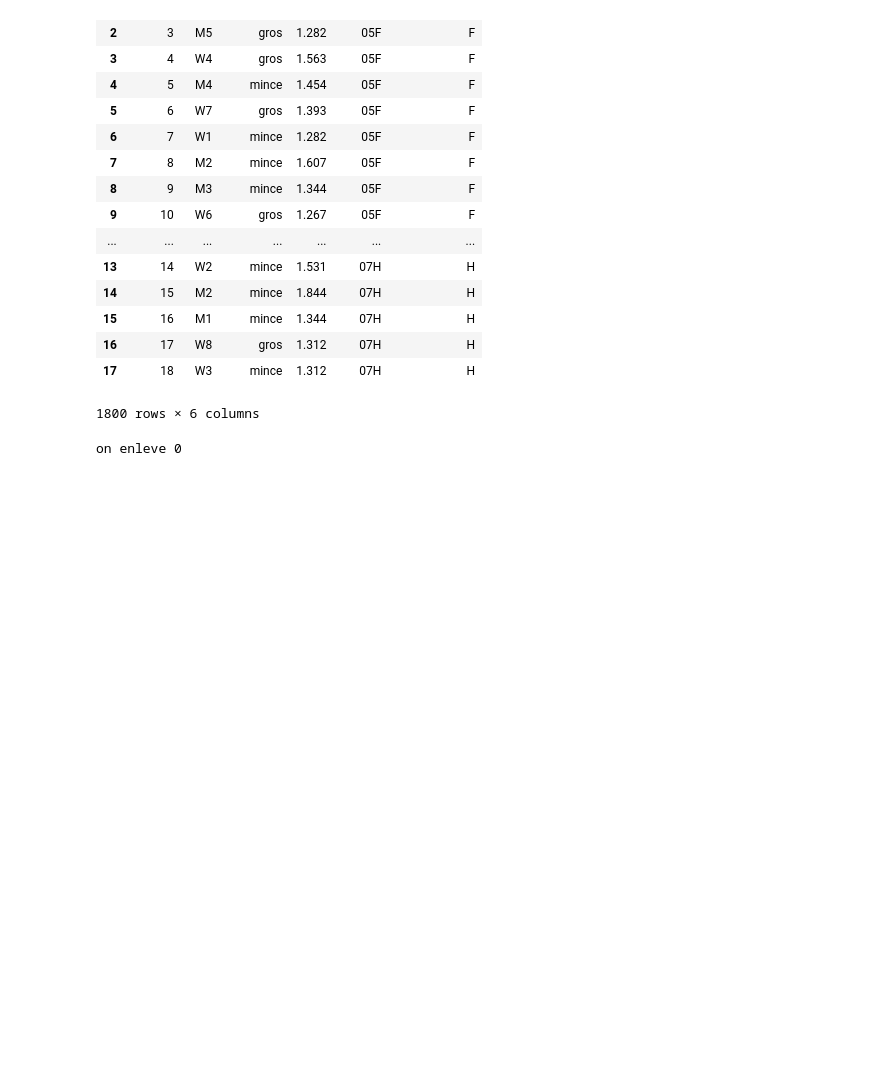
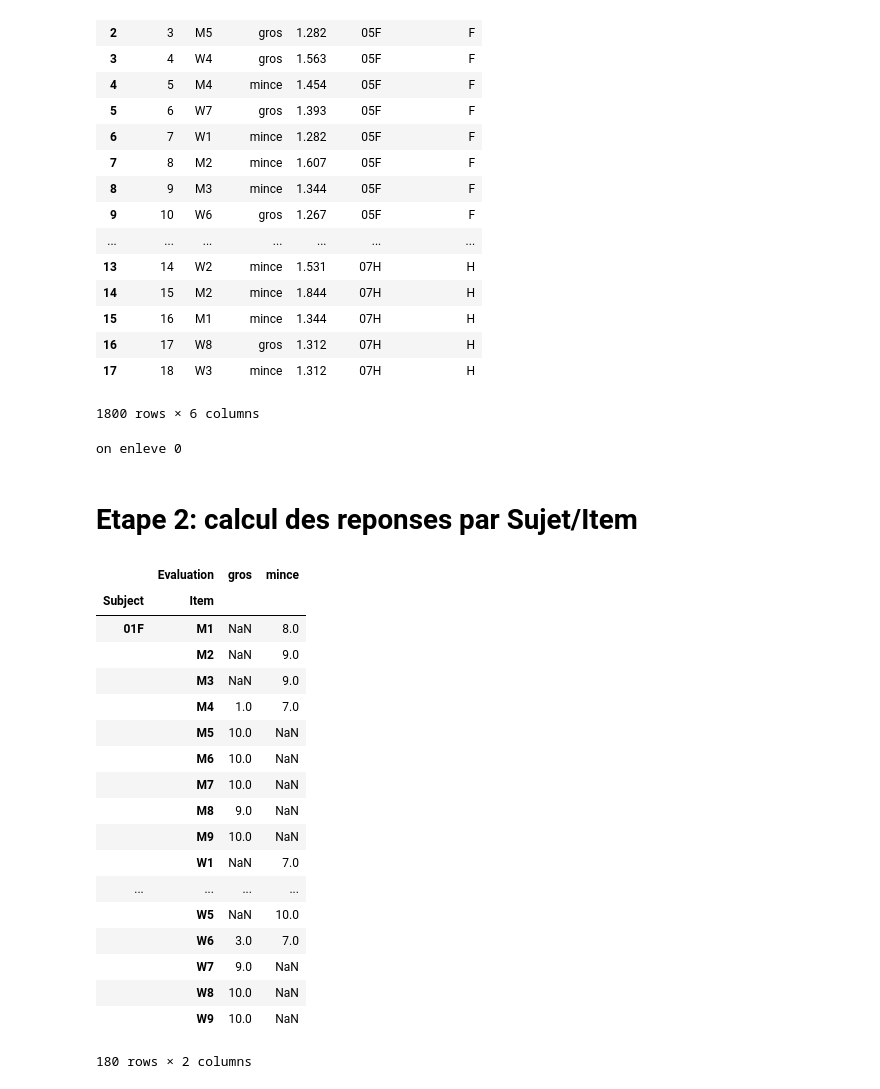
Before and after one commit to Lx37/formation_python_nsco_2017, a Jupyter notebook: NB_sans_reponses/exo_final.ipynb, the cells around one changed output. Cells and saved outputs as stored; diff of their text form; code cells hidden in the pictures; blank space fills up the shorter version.

Commit message:
etape2

```diff
--- a/NB_sans_reponses/exo_final.ipynb
+++ b/NB_sans_reponses/exo_final.ipynb
@@ -190,3 +190,29 @@ on enleve 0
 # %%
 #Sous excel pour la posetrité
 data.to_excel('data_subject.xlsx')
+# %% [markdown]
+# Etape 2: calcul des reponses par Sujet/Item
+# %%
+evaluations = data.groupby(['Subject', 'Item', 'Evaluation'])['Subject'].count()
+evaluations = evaluations.unstack('Evaluation')
+evaluations
+# %% [output]
+|  | Evaluation | gros | mince |
+| Subject | Item |  |  |
+| 01F | M1 | NaN | 8.0 |
+|  | M2 | NaN | 9.0 |
+|  | M3 | NaN | 9.0 |
+|  | M4 | 1.0 | 7.0 |
+|  | M5 | 10.0 | NaN |
+|  | M6 | 10.0 | NaN |
+|  | M7 | 10.0 | NaN |
+|  | M8 | 9.0 | NaN |
+|  | M9 | 10.0 | NaN |
+|  | W1 | NaN | 7.0 |
+| ... | ... | ... | ... |
+|  | W5 | NaN | 10.0 |
+|  | W6 | 3.0 | 7.0 |
+|  | W7 | 9.0 | NaN |
+|  | W8 | 10.0 | NaN |
+|  | W9 | 10.0 | NaN |
+180 rows × 2 columns
```
Also changed, not shown: parts of 3 cells of this notebook.
